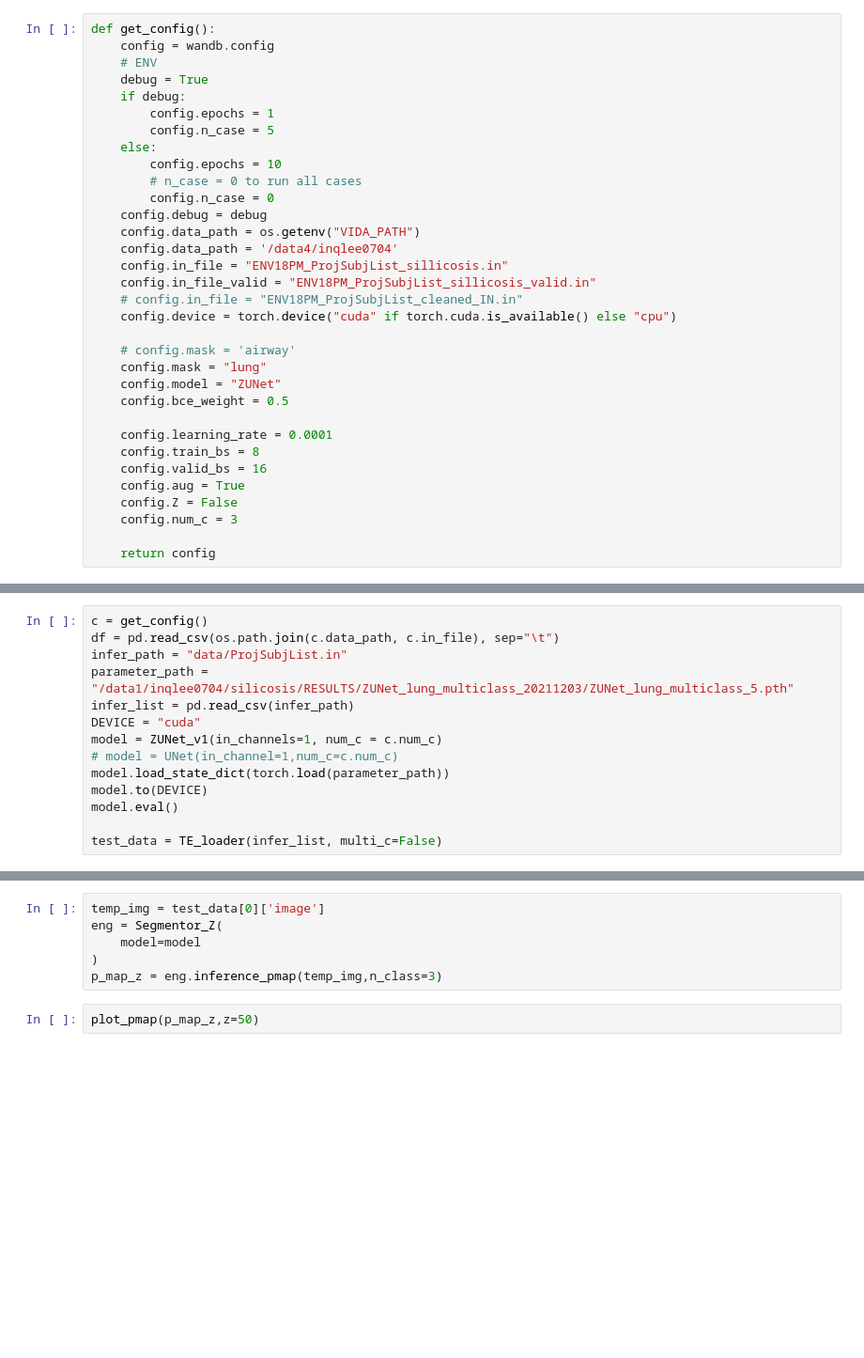
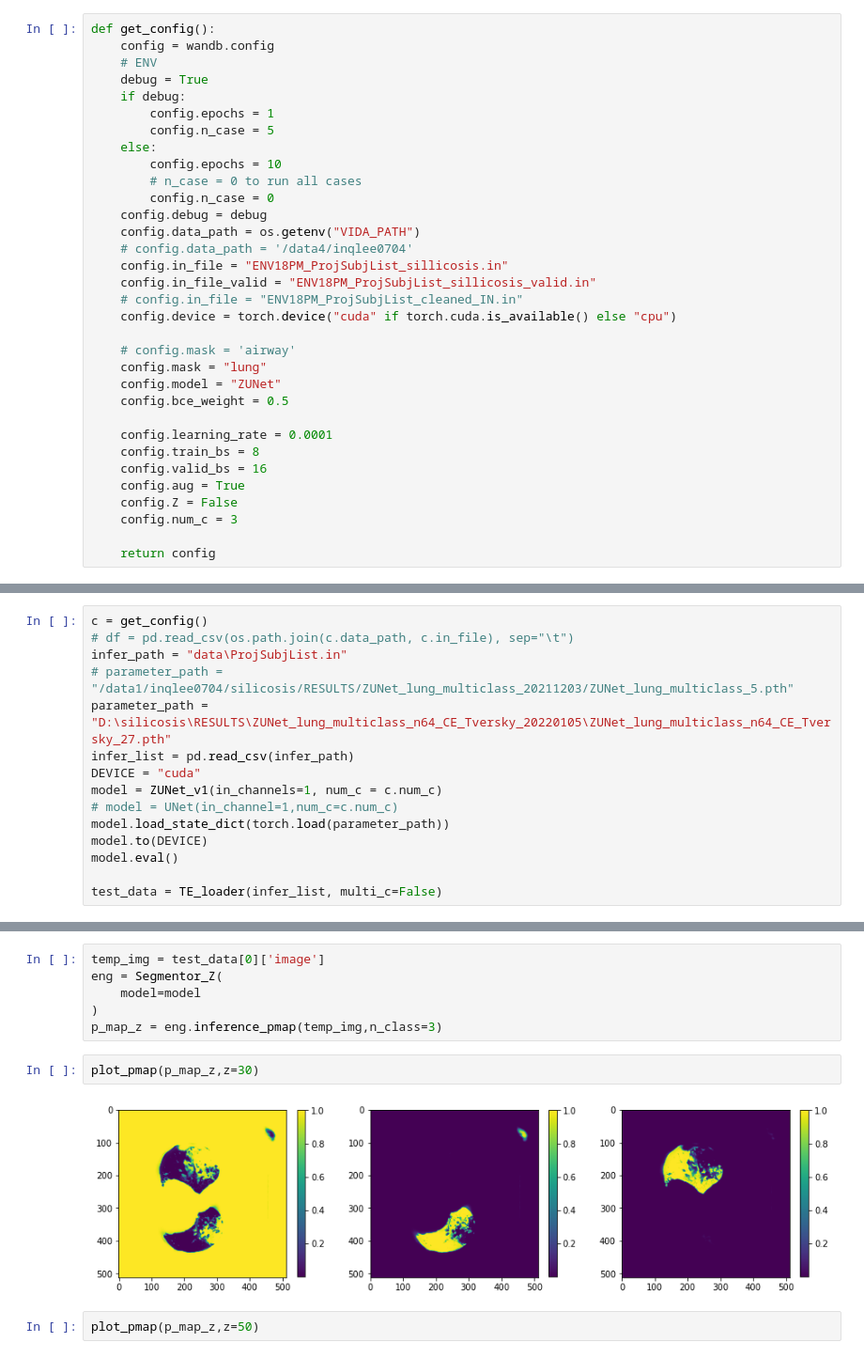
Before and after one commit to inqlee0704/silicosis, a Jupyter notebook: experiment_infer.ipynb, the cells around one changed output, grey strips where cells are left out. Shown at 94% size. Drawn from its saved outputs; the diff is of its cells as text; blank space fills up the shorter version.

```diff
--- a/experiment_infer.ipynb
+++ b/experiment_infer.ipynb
@@ -54,7 +54,7 @@ def get_config():
         config.n_case = 0
     config.debug = debug
     config.data_path = os.getenv("VIDA_PATH")
-    config.data_path = '/data4/inqlee0704'
+    # config.data_path = '/data4/inqlee0704'
     config.in_file = "ENV18PM_ProjSubjList_sillicosis.in"
     config.in_file_valid = "ENV18PM_ProjSubjList_sillicosis_valid.in"
     # config.in_file = "ENV18PM_ProjSubjList_cleaned_IN.in"
@@ -119,9 +119,10 @@ plt.show()
 # ZUNET
 # %%
 c = get_config()
-df = pd.read_csv(os.path.join(c.data_path, c.in_file), sep="\t")
-infer_path = "data/ProjSubjList.in"
-parameter_path = "/data1/inqlee0704/silicosis/RESULTS/ZUNet_lung_multiclass_20211203/ZUNet_lung_multiclass_5.pth"
+# df = pd.read_csv(os.path.join(c.data_path, c.in_file), sep="\t")
+infer_path = "data\ProjSubjList.in"
+# parameter_path = "/data1/inqlee0704/silicosis/RESULTS/ZUNet_lung_multiclass_20211203/ZUNet_lung_multiclass_5.pth"
+parameter_path = "D:\silicosis\RESULTS\ZUNet_lung_multiclass_n64_CE_Tversky_20220105\ZUNet_lung_multiclass_n64_CE_Tversky_27.pth"
 infer_list = pd.read_csv(infer_path)
 DEVICE = "cuda"
 model = ZUNet_v1(in_channels=1, num_c = c.num_c)
@@ -139,6 +140,10 @@ eng = Segmentor_Z(
     model=model
 )
 p_map_z = eng.inference_pmap(temp_img,n_class=3)
+# %%
+plot_pmap(p_map_z,z=30)
+# %% [output]
+[figure, added]
 # %%
 plot_pmap(p_map_z,z=50)
 # %% [output]
```
Also changed, not shown: parts of 1 cell of this notebook, 2 other files.
